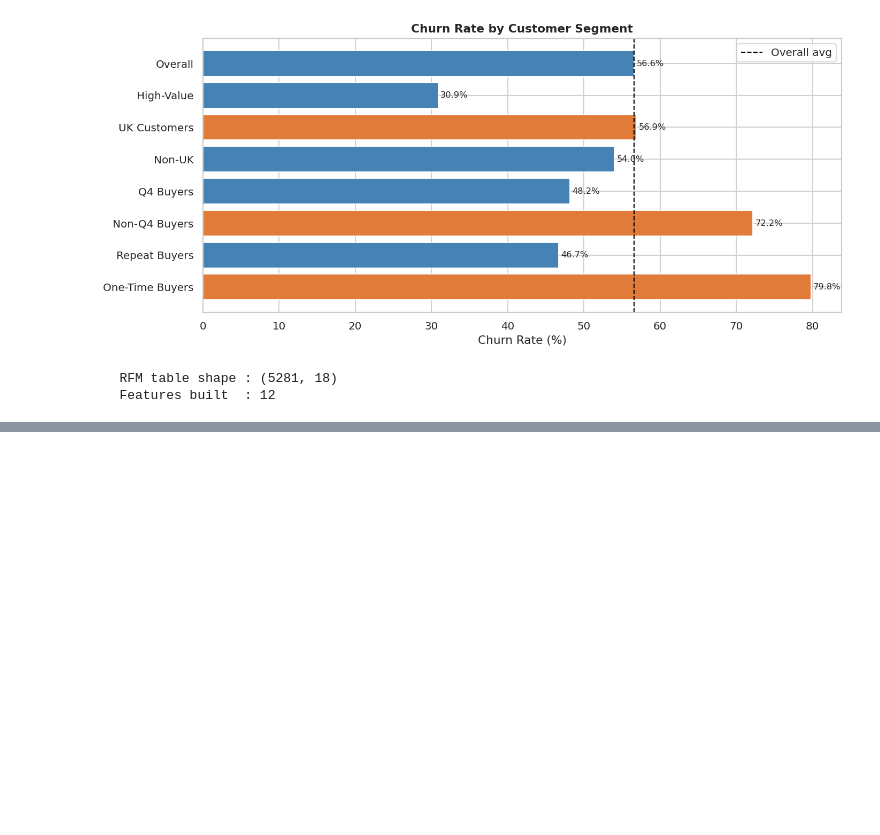
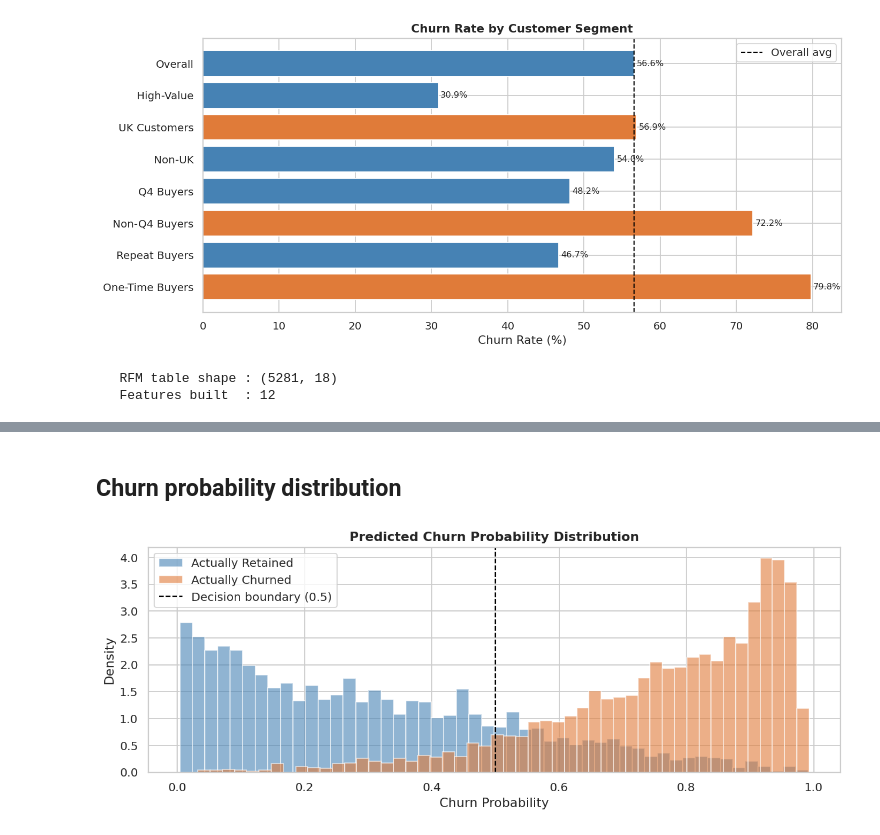
Before and after one commit to rohitudhwani/ecommerce_analytics, a Jupyter notebook: churn_analysis.ipynb, the cells around one changed output, grey strips where cells are left out. Cells and saved outputs as stored; diff of their text form; code cells hidden in the pictures; blank space fills up the shorter version.

```diff
--- a/churn_analysis.ipynb
+++ b/churn_analysis.ipynb
@@ -624,0 +700,24 @@ print(f"   Features built  : {len(feature_cols) - 1}")
+# %%
+xgb = XGBClassifier(
+    n_estimators=300,
+    max_depth=5,
+    learning_rate=0.05,
+    subsample=0.8,
+    colsample_bytree=0.8,
+    use_label_encoder=False,
+    eval_metric='logloss',
+    random_state=42,
+    n_jobs=-1
+)
+
+xgb.fit(X_train, y_train,
+        eval_set=[(X_test, y_test)],
+        verbose=False)
+
+xgb_preds = xgb.predict(X_test)
+xgb_proba = xgb.predict_proba(X_test)[:, 1]
+xgb_auc   = roc_auc_score(y_test, xgb_proba)
+
+print(f"\n--- XGBoost Classifier ---")
+print(f"ROC-AUC : {xgb_auc:.4f}")
+print(classification_report(y_test, xgb_preds, target_names=['Retained', 'Churned']))
@@ -624,0 +792,21 @@ print(f"   Features built  : {len(feature_cols) - 1}")
+# %% [markdown]
+## Churn probability distribution
+# %%
+rfm['ChurnProbability'] = xgb.predict_proba(X)[:, 1]
+rfm['ChurnPredicted']   = xgb.predict(X)
+
+fig, ax = plt.subplots(figsize=(10, 4))
+ax.hist(rfm[rfm['Churned']==0]['ChurnProbability'], bins=50,
+        alpha=0.6, color='steelblue', label='Actually Retained', density=True)
+ax.hist(rfm[rfm['Churned']==1]['ChurnProbability'], bins=50,
+        alpha=0.6, color='#e07b39', label='Actually Churned', density=True)
+ax.axvline(0.5, color='black', linestyle='--', linewidth=1.2, label='Decision boundary (0.5)')
+ax.set_title('Predicted Churn Probability Distribution', fontweight='bold')
+ax.set_xlabel('Churn Probability')
+ax.set_ylabel('Density')
+ax.legend()
+plt.tight_layout()
+plt.savefig('/content/drive/MyDrive/eCommerce Churn Prediction/visuals/churn_probability_dist.png', bbox_inches='tight')
+plt.show()
+# %% [output]
+[figure, added]
```
Also changed, not shown: parts of 35 cells of this notebook.
